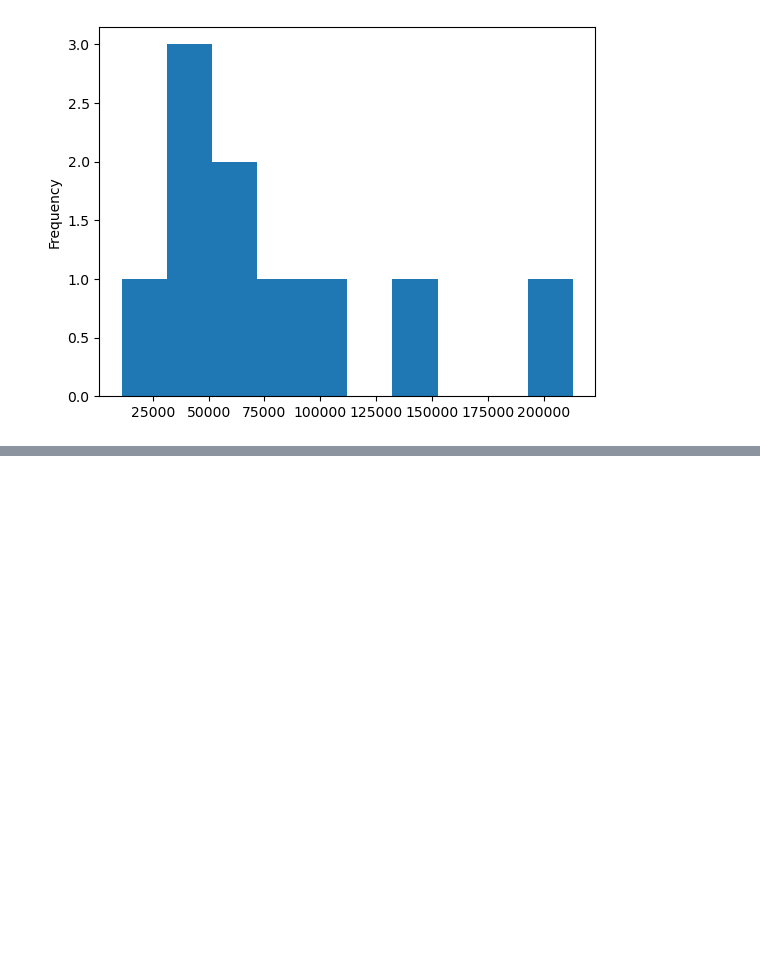
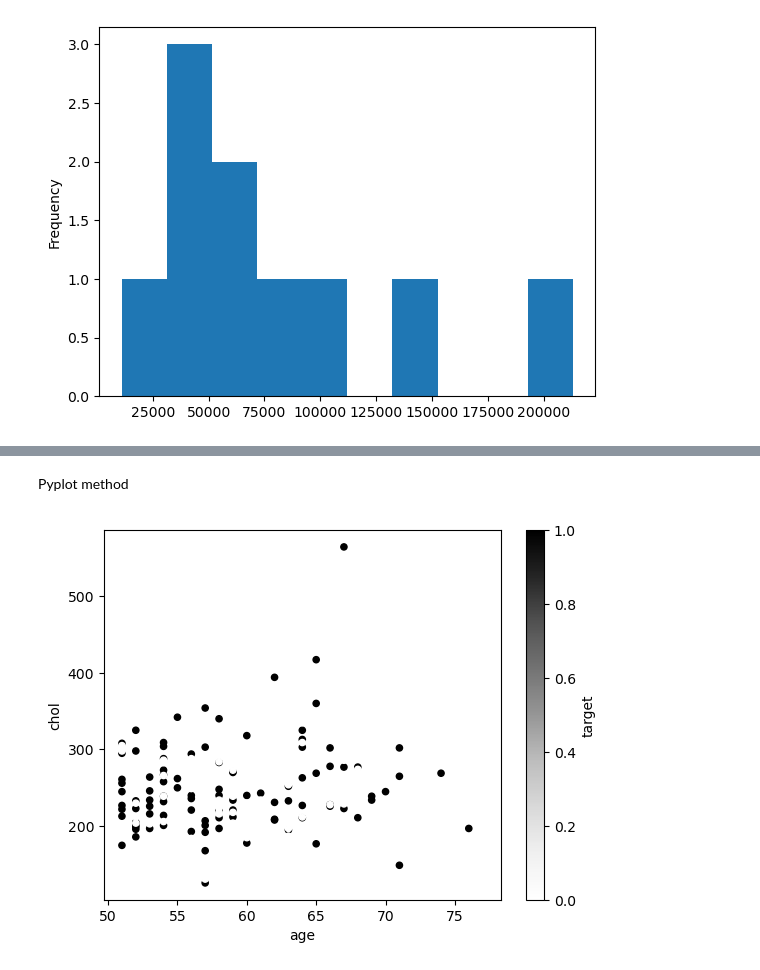
Before and after one commit to CaneTM/ml-and-ds-course, a Jupyter notebook: intro-to-matplotlib.ipynb, the cells around one changed output, grey strips where cells are left out. Cells and saved outputs as stored; diff of their text form; code cells hidden in the pictures; blank space fills up the shorter version.

```diff
--- a/intro-to-matplotlib.ipynb
+++ b/intro-to-matplotlib.ipynb
@@ -166,0 +188,9 @@ car_sales["Odometer (KM)"].plot.hist();
+# %% [markdown]
+Pyplot method
+# %%
+over_50.plot(kind="scatter",
+             x="age",
+             y="chol",
+             c="target");
+# %% [output]
+[figure, added]
```
Also changed, not shown: parts of 6 cells of this notebook, 1 other file.
